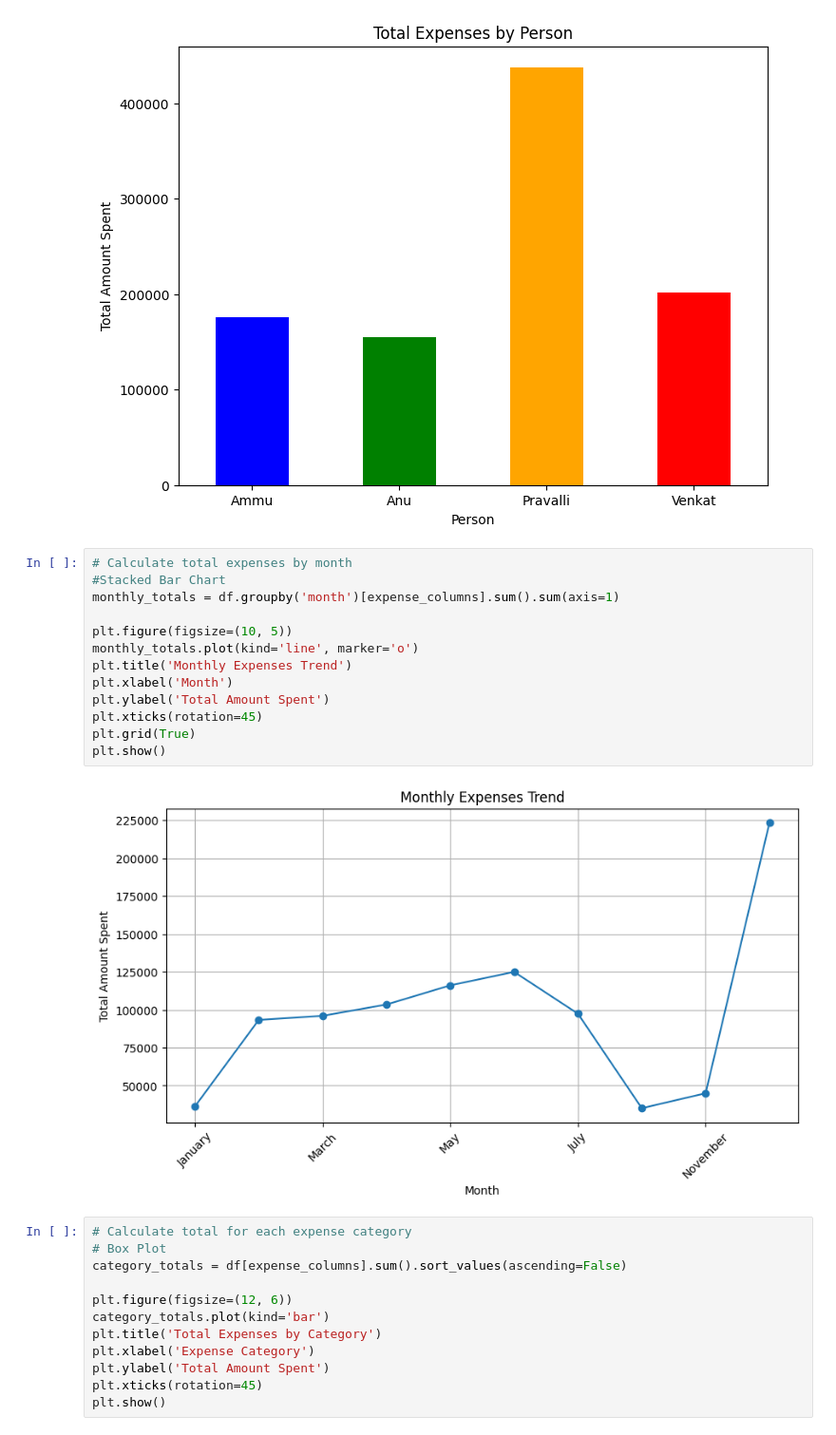
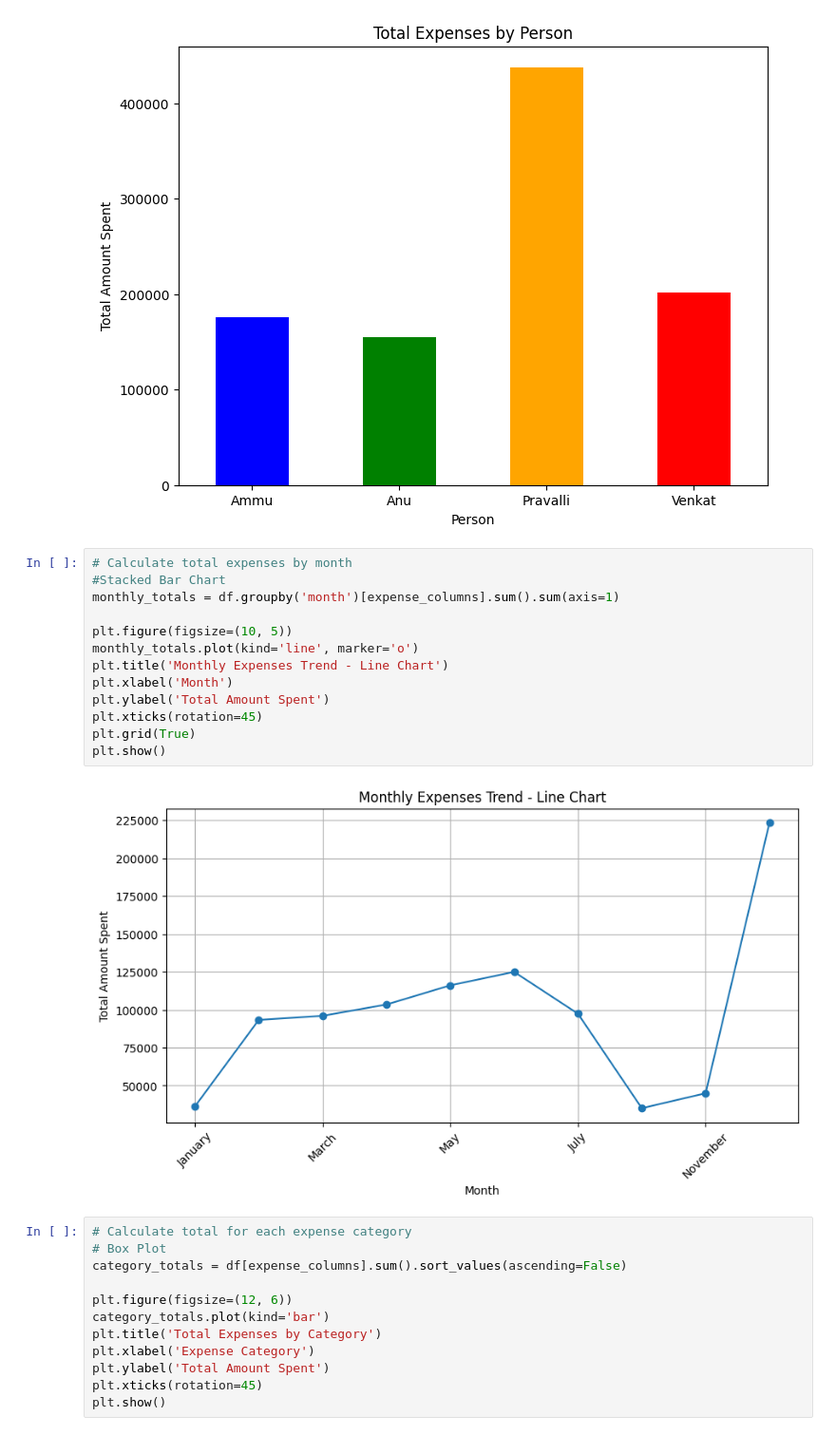
Before and after one commit to RishithaPopuri8/CODSOFT, a Jupyter notebook: chapter_appendix-tools-for-deep-learning/jupyter.ipynb, the cells around one changed output. Shown: that part at 95% size. Cells and saved outputs as stored; diff of their text form.

```diff
--- a/chapter_appendix-tools-for-deep-learning/jupyter.ipynb
+++ b/chapter_appendix-tools-for-deep-learning/jupyter.ipynb
@@ -81,18 +81,18 @@ plt.show()
 # %%
 # Calculate total expenses by month
 #Stacked Bar Chart
 monthly_totals = df.groupby('month')[expense_columns].sum().sum(axis=1)
 
 plt.figure(figsize=(10, 5))
 monthly_totals.plot(kind='line', marker='o')
-plt.title('Monthly Expenses Trend')
+plt.title('Monthly Expenses Trend - Line Chart')
 plt.xlabel('Month')
 plt.ylabel('Total Amount Spent')
 plt.xticks(rotation=45)
 plt.grid(True)
 plt.show()
 # %% [output]
-[figure, old version]
+[figure, new version]
 # %%
 # Calculate total for each expense category
 # Box Plot
```
Also changed, not shown: parts of 3 cells of this notebook.
